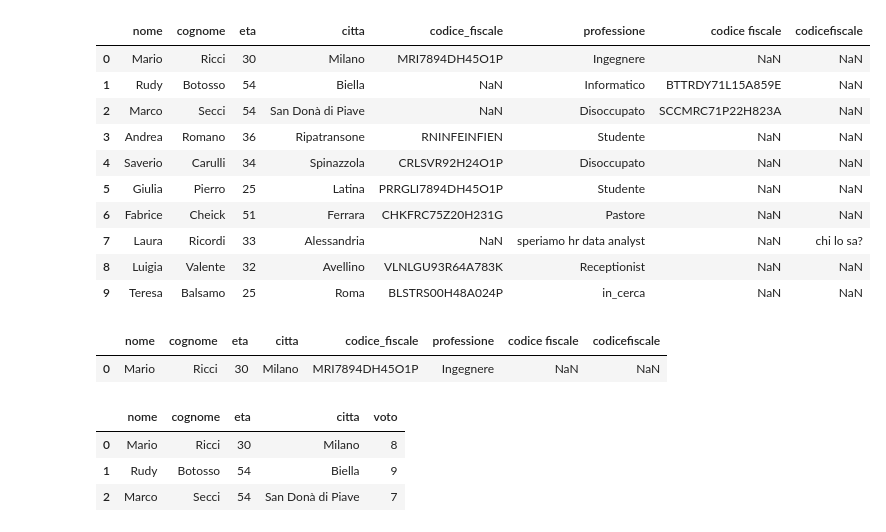
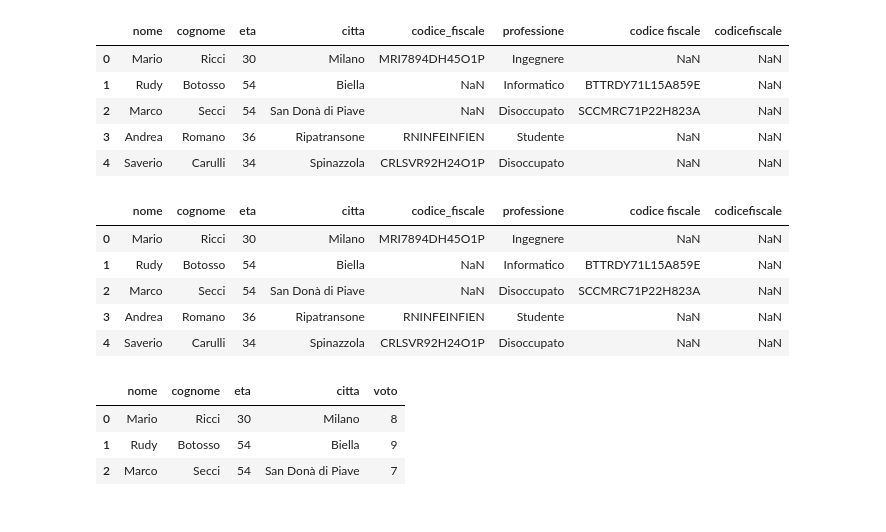
Before and after one commit to salisou/Corso_Python_Completo_3_Edition, a Jupyter notebook: Intermedio/01_primo_passo.ipynb, the cells around one changed output. Saved outputs shown, nothing was run; the diff lists cells and outputs as text; code cells hidden in the pictures.

```diff
--- a/Intermedio/01_primo_passo.ipynb
+++ b/Intermedio/01_primo_passo.ipynb
@@ -1,5 +1,8 @@
 # %%
 import pandas as pd
+
+
+
 
 persone = [
    {
@@ -65,44 +68,43 @@ persone = [
         'citta': 'Alessandria',
         'codicefiscale':  'chi lo sa?',
         'professione': 'speriamo hr data analyst'
     },
     {
         'nome': 'Luigia',
         'cognome': 'Valente',
         'eta': 32,
         'citta': 'Avellino',
         'codice_fiscale': 'VLNLGU93R64A783K',
         'professione': 'Receptionist'
     },
     {
         'nome': 'Teresa',
         'cognome': 'Balsamo',
         'eta': 25,
         'citta': 'Roma',
         'codice_fiscale': 'BLSTRS00H48A024P',
         'professione': 'in_cerca'
     }
 ]
 
 df = pd.DataFrame(persone)
-df
+df.head(5)
 # %% [output]
 |  | nome | cognome | eta | citta | codice_fiscale | professione | codice fiscale | codicefiscale |
 | 0 | Mario | Ricci | 30 | Milano | MRI7894DH45O1P | Ingegnere | NaN | NaN |
 | 1 | Rudy | Botosso | 54 | Biella | NaN | Informatico | BTTRDY71L15A859E | NaN |
 | 2 | Marco | Secci | 54 | San Donà di Piave | NaN | Disoccupato | SCCMRC71P22H823A | NaN |
 | 3 | Andrea | Romano | 36 | Ripatransone | RNINFEINFIEN | Studente | NaN | NaN |
 | 4 | Saverio | Carulli | 34 | Spinazzola | CRLSVR92H24O1P | Disoccupato | NaN | NaN |
-| 5 | Giulia | Pierro | 25 | Latina | PRRGLI7894DH45O1P | Studente | NaN | NaN |
-| 6 | Fabrice | Cheick | 51 | Ferrara | CHKFRC75Z20H231G | Pastore | NaN | NaN |
-| 7 | Laura | Ricordi | 33 | Alessandria | NaN | speriamo hr data analyst | NaN | chi lo sa? |
-| 8 | Luigia | Valente | 32 | Avellino | VLNLGU93R64A783K | Receptionist | NaN | NaN |
-| 9 | Teresa | Balsamo | 25 | Roma | BLSTRS00H48A024P | in_cerca | NaN | NaN |
 # %%
-df.head(1) # mostra le prime 5 righe del dataframe
+df.head(5) # mostra le prime 5 righe del dataframe
 # %% [output]
 |  | nome | cognome | eta | citta | codice_fiscale | professione | codice fiscale | codicefiscale |
 | 0 | Mario | Ricci | 30 | Milano | MRI7894DH45O1P | Ingegnere | NaN | NaN |
+| 1 | Rudy | Botosso | 54 | Biella | NaN | Informatico | BTTRDY71L15A859E | NaN |
+| 2 | Marco | Secci | 54 | San Donà di Piave | NaN | Disoccupato | SCCMRC71P22H823A | NaN |
+| 3 | Andrea | Romano | 36 | Ripatransone | RNINFEINFIEN | Studente | NaN | NaN |
+| 4 | Saverio | Carulli | 34 | Spinazzola | CRLSVR92H24O1P | Disoccupato | NaN | NaN |
 # %%
 
 # Creazione del dataframe(studenti) = dataset(tabella)
```
Also changed, not shown: parts of 1 cell of this notebook, 10 other files.
